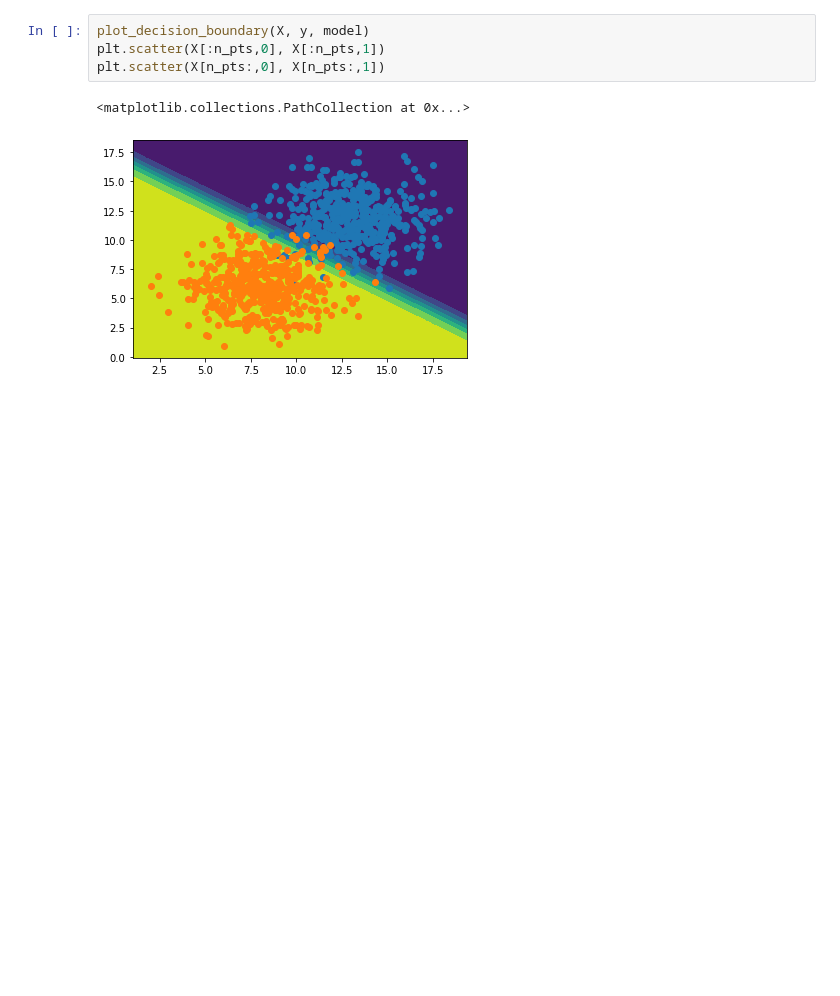
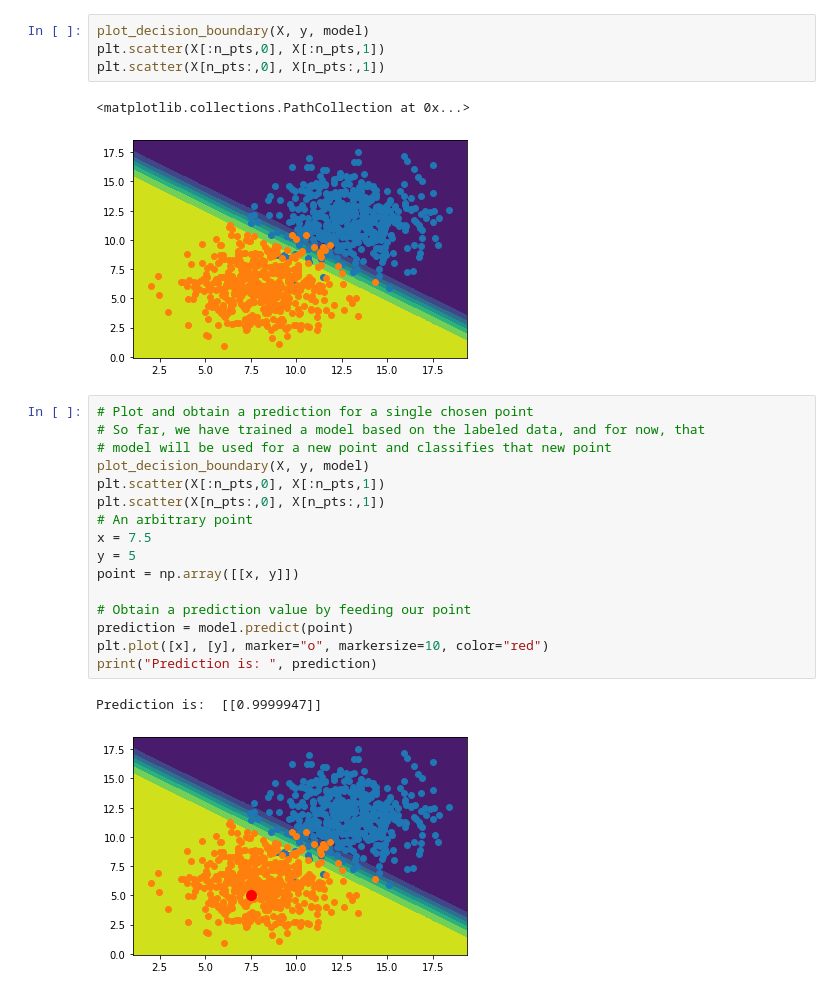
Before and after one commit to hpt1988/Applied-Deep-Learning_The-Complete-Self-Driving-Car-Course, a Jupyter notebook: keras/perceptron.ipynb, the cells around one changed output. Cells and saved outputs as stored; diff of their text form; blank space fills up the shorter version.

Commit message:
an arbitrary point added and the probability calculated based on the trained model

```diff
--- a/keras/perceptron.ipynb
+++ b/keras/perceptron.ipynb
@@ -167,3 +167,22 @@ plt.scatter(X[n_pts:,0], X[n_pts:,1])
 # %% [output]
 <matplotlib.collections.PathCollection at 0x...>
 [figure]
+# %%
+# Plot and obtain a prediction for a single chosen point
+# So far, we have trained a model based on the labeled data, and for now, that
+# model will be used for a new point and classifies that new point
+plot_decision_boundary(X, y, model)
+plt.scatter(X[:n_pts,0], X[:n_pts,1])
+plt.scatter(X[n_pts:,0], X[n_pts:,1])
+# An arbitrary point
+x = 7.5
+y = 5
+point = np.array([[x, y]])
+
+# Obtain a prediction value by feeding our point
+prediction = model.predict(point)
+plt.plot([x], [y], marker="o", markersize=10, color="red")
+print("Prediction is: ", prediction)
+# %% [output]
+Prediction is:  [[0.9999947]]
+[figure, added]
```
